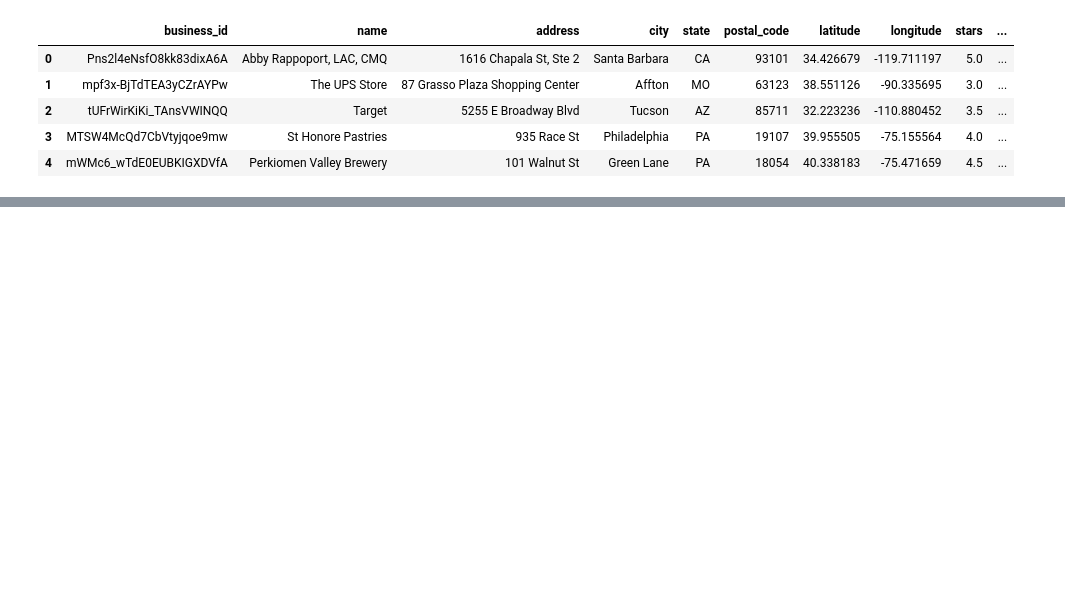
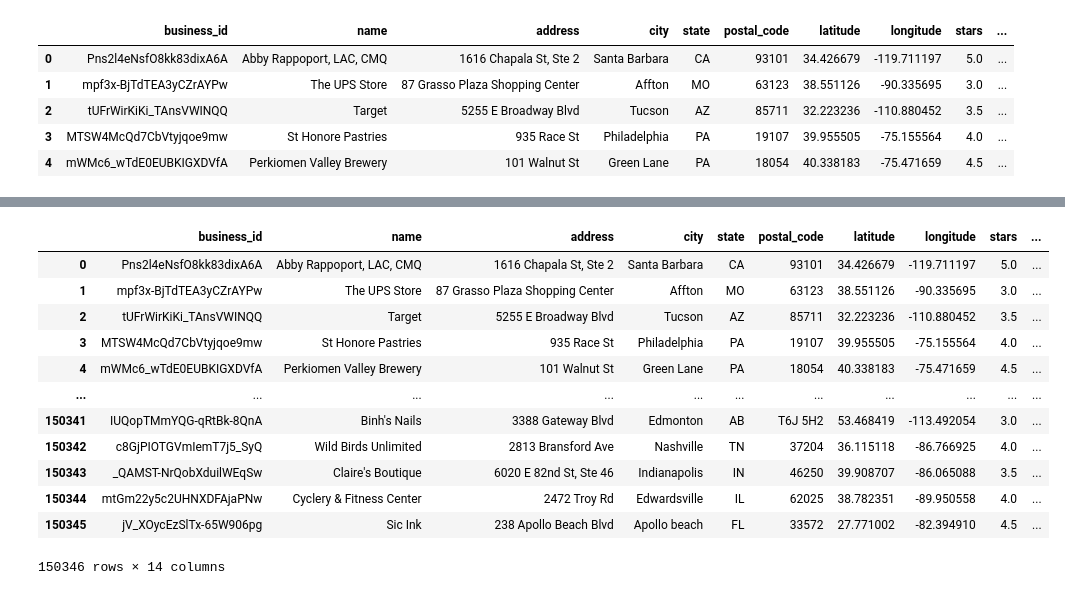
Before and after one commit to DataAnalystAcc/yelp_user_reviews, a Jupyter notebook: read_in_data.ipynb, the cells around one changed output, grey strips where cells are left out. Drawn from its saved outputs; the diff is of its cells as text; code cells hidden in the pictures; blank space fills up the shorter version.

```diff
--- a/read_in_data.ipynb
+++ b/read_in_data.ipynb
@@ -100,0 +194,20 @@ df_user
+# %%
+import pandas as pd
+
+df = pd.read_json("./data/yelp_academic_dataset_business.json", lines=True)
+# %%
+df
+# %% [output]
+|  | business_id | name | address | city | state | postal_code | latitude | longitude | stars | ... |
+| 0 | Pns2l4eNsfO8kk83dixA6A | Abby Rappoport, LAC, CMQ | 1616 Chapala St, Ste 2 | Santa Barbara | CA | 93101 | 34.426679 | -119.711197 | 5.0 | ... |
+| 1 | mpf3x-BjTdTEA3yCZrAYPw | The UPS Store | 87 Grasso Plaza Shopping Center | Affton | MO | 63123 | 38.551126 | -90.335695 | 3.0 | ... |
+| 2 | tUFrWirKiKi_TAnsVWINQQ | Target | 5255 E Broadway Blvd | Tucson | AZ | 85711 | 32.223236 | -110.880452 | 3.5 | ... |
+| 3 | MTSW4McQd7CbVtyjqoe9mw | St Honore Pastries | 935 Race St | Philadelphia | PA | 19107 | 39.955505 | -75.155564 | 4.0 | ... |
+| 4 | mWMc6_wTdE0EUBKIGXDVfA | Perkiomen Valley Brewery | 101 Walnut St | Green Lane | PA | 18054 | 40.338183 | -75.471659 | 4.5 | ... |
+| ... | ... | ... | ... | ... | ... | ... | ... | ... | ... | ... |
+| 150341 | IUQopTMmYQG-qRtBk-8QnA | Binh's Nails | 3388 Gateway Blvd | Edmonton | AB | T6J 5H2 | 53.468419 | -113.492054 | 3.0 | ... |
+| 150342 | c8GjPIOTGVmIemT7j5_SyQ | Wild Birds Unlimited | 2813 Bransford Ave | Nashville | TN | 37204 | 36.115118 | -86.766925 | 4.0 | ... |
+| 150343 | _QAMST-NrQobXduilWEqSw | Claire's Boutique | 6020 E 82nd St, Ste 46 | Indianapolis | IN | 46250 | 39.908707 | -86.065088 | 3.5 | ... |
+| 150344 | mtGm22y5c2UHNXDFAjaPNw | Cyclery & Fitness Center | 2472 Troy Rd | Edwardsville | IL | 62025 | 38.782351 | -89.950558 | 4.0 | ... |
+| 150345 | jV_XOycEzSlTx-65W906pg | Sic Ink | 238 Apollo Beach Blvd | Apollo beach | FL | 33572 | 27.771002 | -82.394910 | 4.5 | ... |
+150346 rows × 14 columns
```
Also changed, not shown: parts of 13 cells of this notebook.
